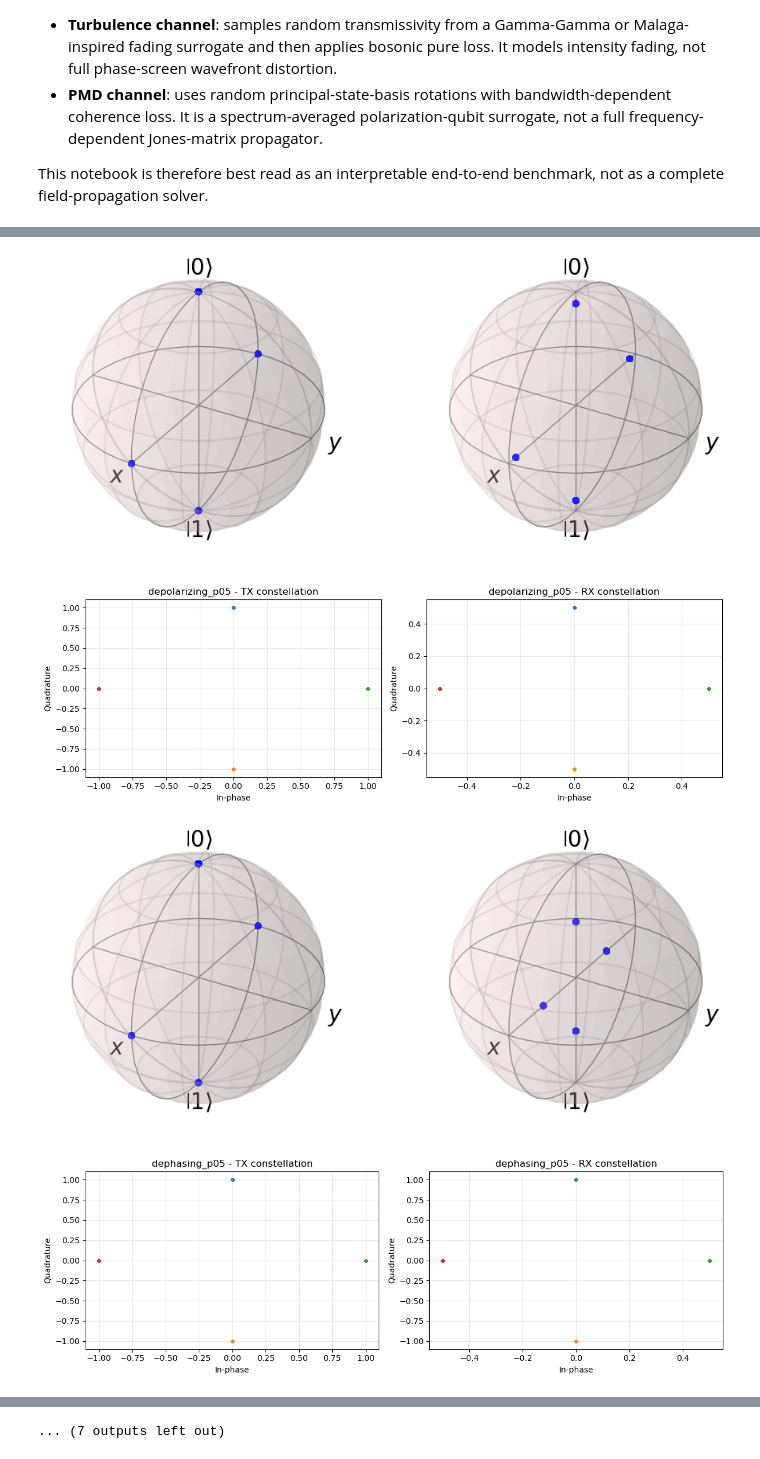
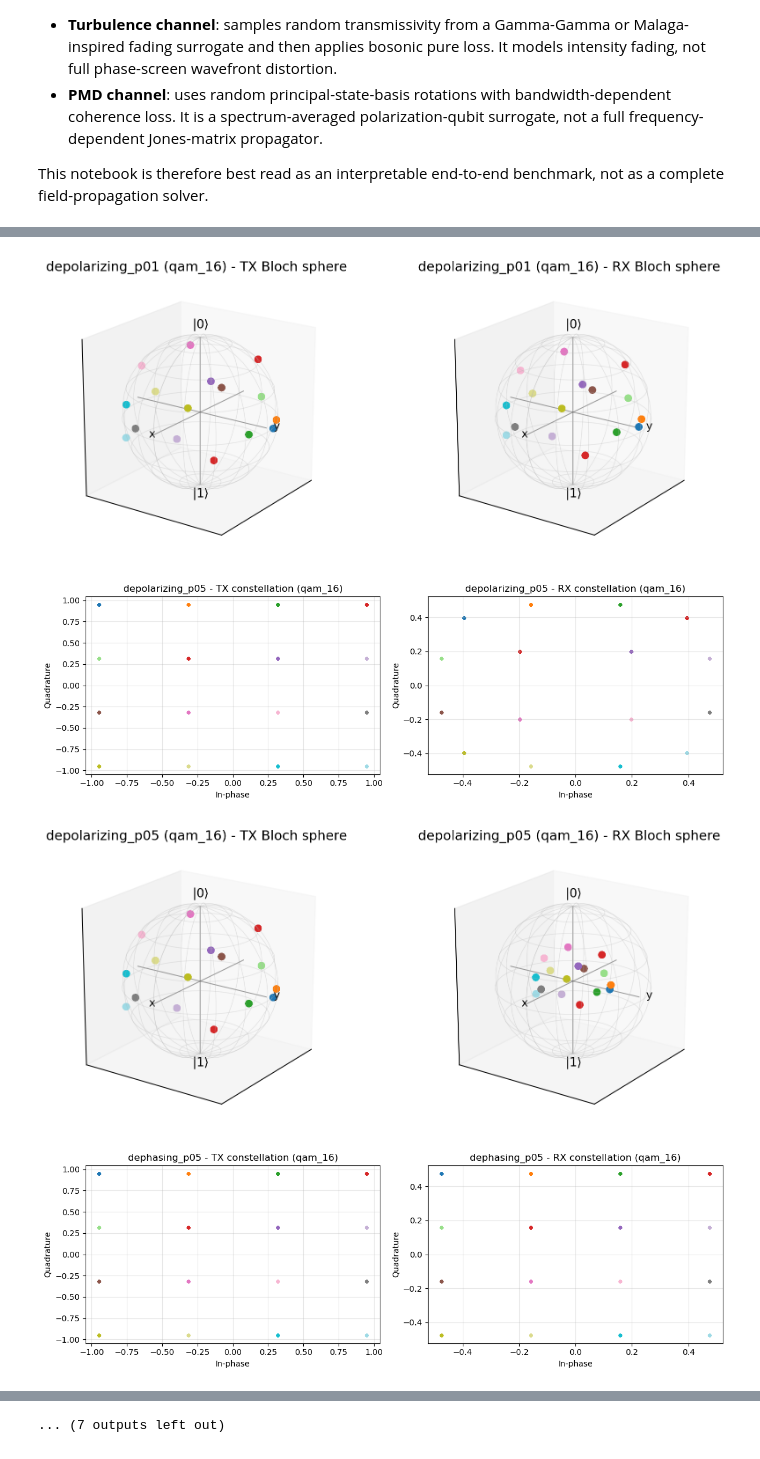
Before and after one commit to oalnaseri/QCommE2E, a Jupyter notebook: notebooks/05_quantum_channel_baseline_comparison.ipynb, the cells around one changed output, grey strips where cells are left out. Cells and saved outputs as stored; diff of their text form; code cells hidden in the pictures.

Commit message:
Improve constellation and Bloch sphere diagrams

```diff
--- a/notebooks/05_quantum_channel_baseline_comparison.ipynb
+++ b/notebooks/05_quantum_channel_baseline_comparison.ipynb
@@ -83,6 +100,9 @@ os.makedirs(FIG_DIR, exist_ok=True)
 # %%
-def build_chain(dim=2):
-    mod = QPSKModulator(dim=dim)
+def build_chain(dim=2, modulation='qpsk', m_order=4):
+    if modulation.lower() == 'qam':
+        mod = QAMModulator(m_order=m_order, dim=dim)
+    else:
+        mod = QPSKModulator(dim=dim)
     det = PrettyGoodMeasurementDetector(
         mod.reference_states(),
         labels=mod.symbol_alphabet(),
@@ -108,8 +128,8 @@ def get_channel_configs():
         "erasure_p05": lambda: ErasureChannel(p=0.5),
         "bosonic_loss3db": lambda: BosonicChannel(dim=2, loss_db=3.0, noise_factor=0.05),
         "bosonic_loss6db": lambda: BosonicChannel(dim=2, loss_db=6.0, noise_factor=0.10),
-        "turbulence_weak": lambda: TurbulenceChannel(turbulence_model="malaga", alpha=2.5, beta=2.0),
-        "turbulence_strong": lambda: TurbulenceChannel(turbulence_model="malaga", alpha=1.2, beta=1.1),
+        "turbulence_weak": lambda: TurbulenceChannel(turbulence_model='malaga', alpha=2.5, beta=2.0),
+        "turbulence_strong": lambda: TurbulenceChannel(turbulence_model='malaga', alpha=1.2, beta=1.1),
         "pmd_static": lambda: PMDChannel(dgd_mean_ps=10.0, num_sections=10),
     }
 # %%
@@ -136,31 +180,43 @@ summary = []
 
 for name, ch_fn in channel_configs.items():
     ch = ch_fn()
-    ber, ser, tx_states, rx_states, tx_labels = run_simulation(
-        ch, num_symbols=4000, seed=123
+    ber, ser, tx_states, rx_states, tx_labels, _, _ = run_simulation(
+        ch,
+        num_symbols=NUM_SYMBOLS,
+        seed=RNG_SEED,
+        modulation=MODULATION,
+        m_order=M_ORDER,
     )
     summary.append((name, ber, ser))
 
     # Constellation diagrams (TX / RX)
     fig, axes = plt.subplots(1, 2, figsize=(12, 4))
-    plot_constellation(axes[0], tx_states, f"{name} - TX constellation",
+    plot_constellation(axes[0], tx_states, f"{name} - TX constellation ({run_tag})",
                        labels=tx_labels)
-    plot_constellation(axes[1], rx_states, f"{name} - RX constellation",
+    plot_constellation(axes[1], rx_states, f"{name} - RX constellation ({run_tag})",
                        labels=tx_labels)
     plt.tight_layout()
-    fig_path = os.path.join(FIG_DIR, f"constellation_{name}.png")
+    fig_path = os.path.join(FIG_DIR, f"constellation_{name}_{run_tag}.png")
     plt.savefig(fig_path, dpi=200)
     plt.show()
 
-    # Bloch spheres (QuTiP) instead of Bloch-plane subplot
-    plot_bloch_spheres(tx_states, rx_states, name)
+    # Bloch spheres with the same label colors as the IQ constellations
+    bloch_fig = plot_bloch_spheres(
+        tx_states,
+        rx_states,
+        f"{name} ({run_tag})",
+        labels=tx_labels,
+    )
+    if bloch_fig is not None:
+        bloch_path = os.path.join(FIG_DIR, f"bloch_{name}_{run_tag}.png")
+        bloch_fig.savefig(bloch_path, dpi=220, bbox_inches="tight")
 
 # Sort and store summary
 summary = sorted(summary, key=lambda x: x[1])
 for name, ber, ser in summary:
     print(f"[{name:20s}] BER={ber:.4e}, SER={ser:.4e}")
 
-summary_path = os.path.join(DATA_DIR, "quantum_channel_baseline_summary.txt")
+summary_path = os.path.join(DATA_DIR, f"quantum_channel_baseline_summary_{run_tag}.txt")
 with open(summary_path, "w", encoding="utf-8") as f:
     f.write("# name, BER, SER\n")
     for name, ber, ser in summary:
@@ -172,4 +228,4 @@ print(f"Saved summary to {summary_path}")
-[figure, old version]
+[figure, new version]
-[figure, old version]
+[figure, new version]
-[figure, old version]
+[figure, new version]
-[figure, old version]
+[figure, new version]
```
Also changed, not shown: parts of 4 cells of this notebook, 3 other files.
